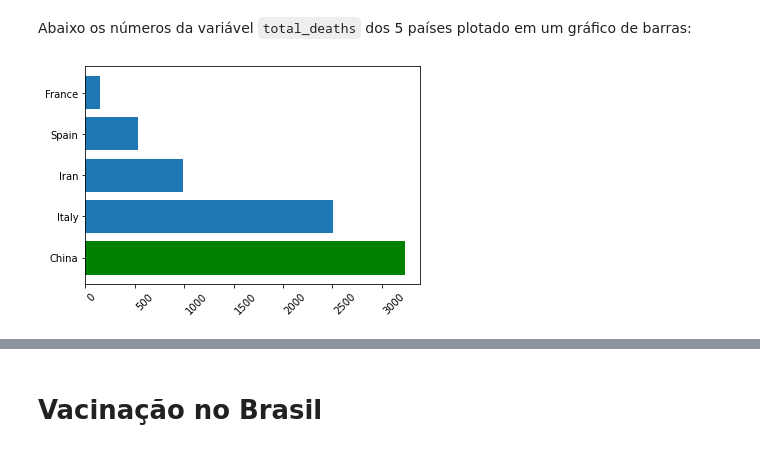
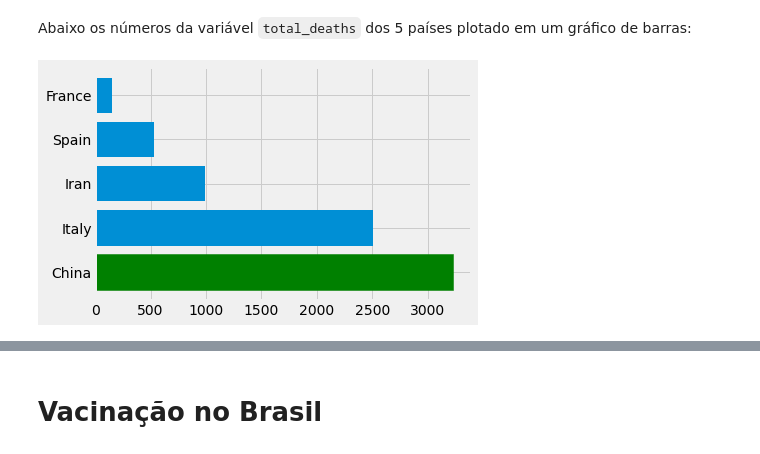
Before and after one commit to 1rubenito/data_science, a Jupyter notebook: Análise_COVID19_Mundo_e_Brasil.ipynb, the cells around one changed output, grey strips where cells are left out. Cells and saved outputs as stored; diff of their text form; code cells hidden in the pictures.

```diff
--- a/Análise_COVID19_Mundo_e_Brasil.ipynb
+++ b/Análise_COVID19_Mundo_e_Brasil.ipynb
@@ -399,11 +400,12 @@ Abaixo os números da variável `total_deaths` dos 5 países plotado em um gráf
 # %%
 total5 = br_covid.loc[br_covid['date'] == '2020-03-17', ['location', 'total_deaths']].sort_values(by='total_deaths', ascending=False)[1:6]
 
 fig, ax = plt.subplots()
 
 cor_5 = ax.barh('location', 'total_deaths', data=total5)
 cor_5[0].set_color('g')
-plt.xticks(rotation=45, ha='left')
+
+plt.style.use('fivethirtyeight')
 plt.show()
 # %% [output]
-[figure, old version]
+[figure, new version]
```
Also changed, not shown: parts of 3 cells of this notebook.
